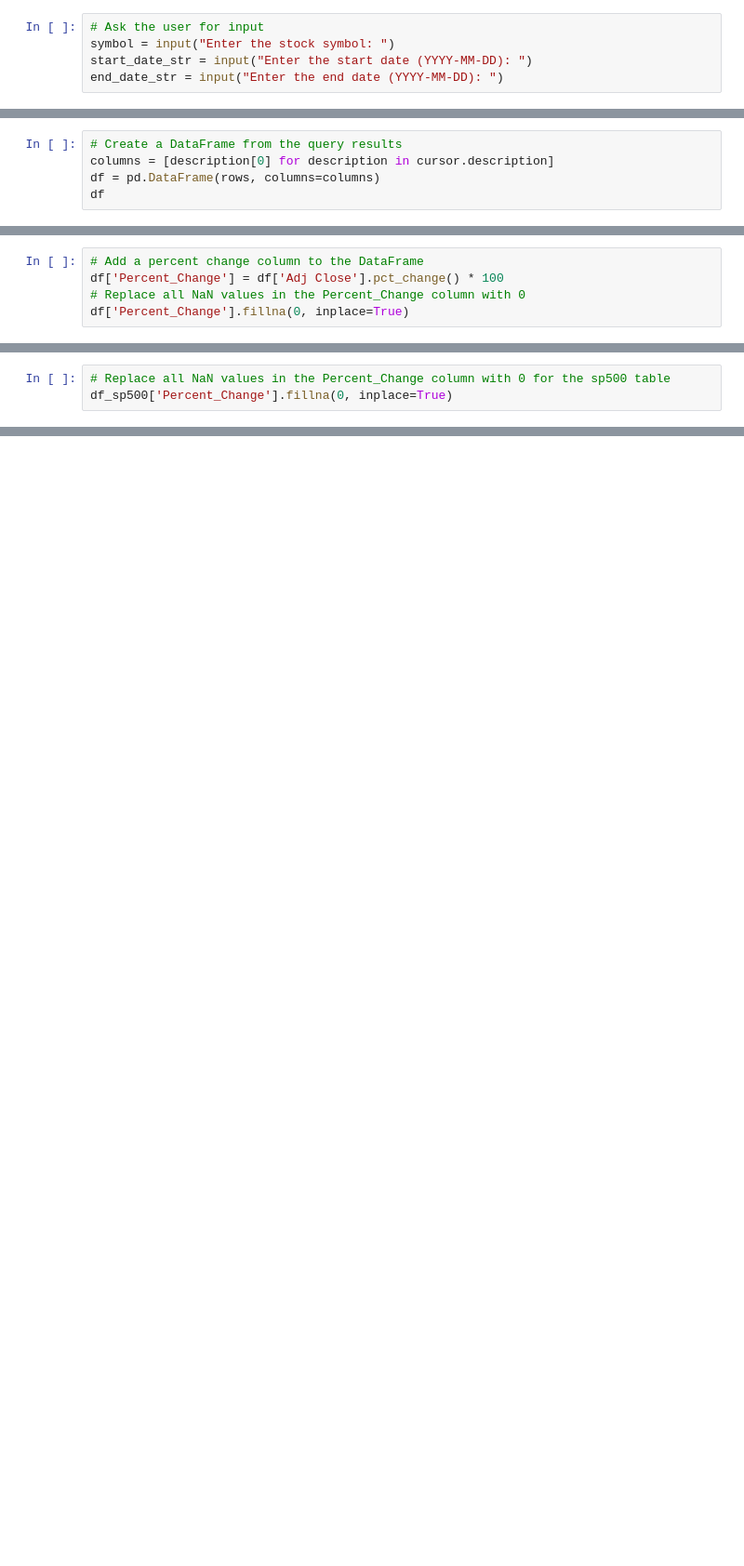
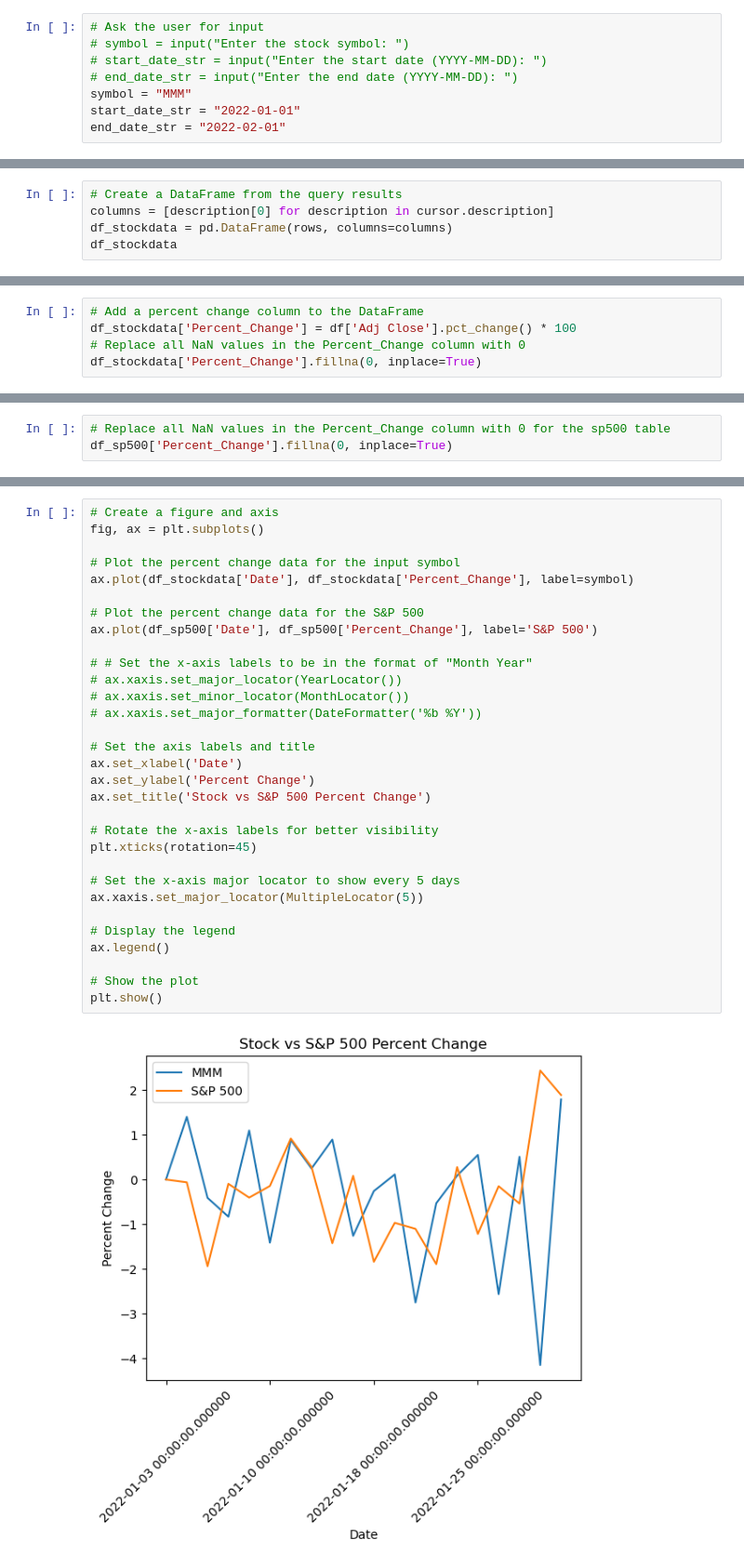
Before and after one commit to pku118/Project-3, a Jupyter notebook: Project_3.ipynb, the cells around one changed output, grey strips where cells are left out. Shown: that part at 93% size. Cells and saved outputs as stored; diff of their text form; blank space fills up the shorter version.

```diff
--- a/Project_3.ipynb
+++ b/Project_3.ipynb
@@ -10,9 +12,12 @@ from datetime import datetime
 conn = sqlite3.connect('data/sp500_data.db')
 # %%
 # Ask the user for input
-symbol = input("Enter the stock symbol: ")
-start_date_str = input("Enter the start date (YYYY-MM-DD): ")
-end_date_str = input("Enter the end date (YYYY-MM-DD): ")
+# symbol = input("Enter the stock symbol: ")
+# start_date_str = input("Enter the start date (YYYY-MM-DD): ")
+# end_date_str = input("Enter the end date (YYYY-MM-DD): ")
+symbol = "MMM"
+start_date_str = "2022-01-01"
+end_date_str = "2022-02-01"
 # %%
 # Convert the input strings to datetime objects
 start_date = datetime.strptime(start_date_str, '%Y-%m-%d')
@@ -29,8 +34,8 @@ rows = cursor.fetchall()
 # %%
 # Create a DataFrame from the query results
 columns = [description[0] for description in cursor.description]
-df = pd.DataFrame(rows, columns=columns)
-df
+df_stockdata = pd.DataFrame(rows, columns=columns)
+df_stockdata
 # %% [output]
 |  | Date | Symbol | Adj Close | Close | High | Low | Open | Volume | Shortname |
 | 0 | 2022-01-03 00:00:00.000000 | MMM | 176.038330 | 177.740005 | 179.089996 | 175.839996 | 178.320007 | 1930700.0 | 3M Company |
@@ -51,8 +56,8 @@ df
 | 19 | 2022-01-31 00:00:00.000000 | MMM | 164.430527 | 166.020004 | 166.289993 | 161.589996 | 162.699997 | 5090400.0 | 3M Company |
 # %%
 # Add a percent change column to the DataFrame
-df['Percent_Change'] = df['Adj Close'].pct_change() * 100
+df_stockdata['Percent_Change'] = df['Adj Close'].pct_change() * 100
 # Replace all NaN values in the Percent_Change column with 0
-df['Percent_Change'].fillna(0, inplace=True)
+df_stockdata['Percent_Change'].fillna(0, inplace=True)
 # %%
 # Print the DataFrame
@@ -117,0 +123,33 @@ print(mydb)
+# %%
+# Create a figure and axis
+fig, ax = plt.subplots()
+
+# Plot the percent change data for the input symbol
+ax.plot(df_stockdata['Date'], df_stockdata['Percent_Change'], label=symbol)
+
+# Plot the percent change data for the S&P 500
+ax.plot(df_sp500['Date'], df_sp500['Percent_Change'], label='S&P 500')
+
+# # Set the x-axis labels to be in the format of "Month Year"
+# ax.xaxis.set_major_locator(YearLocator())
+# ax.xaxis.set_minor_locator(MonthLocator())
+# ax.xaxis.set_major_formatter(DateFormatter('%b %Y'))
+
+# Set the axis labels and title
+ax.set_xlabel('Date')
+ax.set_ylabel('Percent Change')
+ax.set_title('Stock vs S&P 500 Percent Change')
+
+# Rotate the x-axis labels for better visibility
+plt.xticks(rotation=45)
+
+# Set the x-axis major locator to show every 5 days
+ax.xaxis.set_major_locator(MultipleLocator(5))
+
+# Display the legend
+ax.legend()
+
+# Show the plot
+plt.show()
+# %% [output]
+[figure, added]
```
Also changed, not shown: parts of 11 cells of this notebook.
